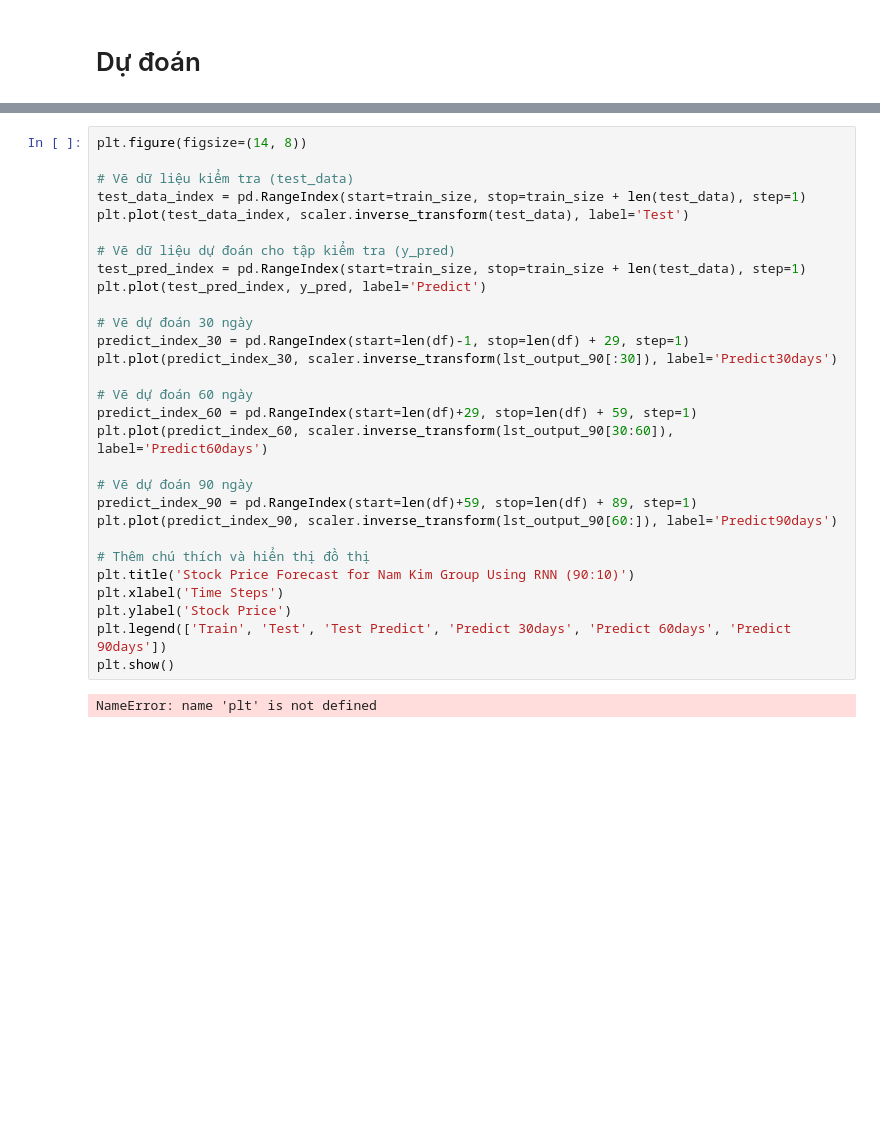
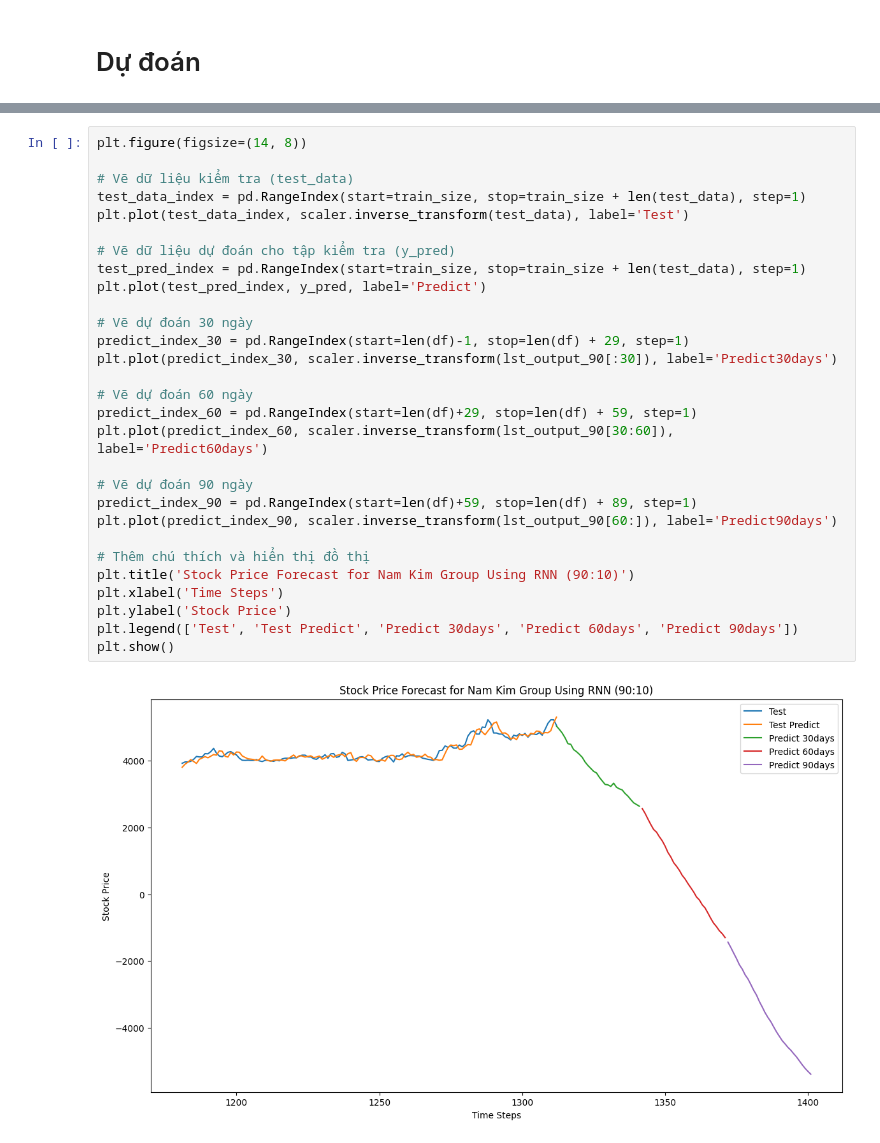
Before and after one commit to xuanquynhle/IS403.O21.HTCL_Team5, a Jupyter notebook: RNN_Model/NKG_RNN_Model_90_10.ipynb, the cells around one changed output, grey strips where cells are left out. Cells and saved outputs as stored; diff of their text form; blank space fills up the shorter version.

```diff
--- a/RNN_Model/NKG_RNN_Model_90_10.ipynb
+++ b/RNN_Model/NKG_RNN_Model_90_10.ipynb
@@ -206,34 +206,34 @@ while i < 90:
 # %%
 plt.figure(figsize=(14, 8))
 
 # Vẽ dữ liệu kiểm tra (test_data)
 test_data_index = pd.RangeIndex(start=train_size, stop=train_size + len(test_data), step=1)
 plt.plot(test_data_index, scaler.inverse_transform(test_data), label='Test')
 
 # Vẽ dữ liệu dự đoán cho tập kiểm tra (y_pred)
 test_pred_index = pd.RangeIndex(start=train_size, stop=train_size + len(test_data), step=1)
 plt.plot(test_pred_index, y_pred, label='Predict')
 
 # Vẽ dự đoán 30 ngày
 predict_index_30 = pd.RangeIndex(start=len(df)-1, stop=len(df) + 29, step=1)
 plt.plot(predict_index_30, scaler.inverse_transform(lst_output_90[:30]), label='Predict30days')
 
 # Vẽ dự đoán 60 ngày
 predict_index_60 = pd.RangeIndex(start=len(df)+29, stop=len(df) + 59, step=1)
 plt.plot(predict_index_60, scaler.inverse_transform(lst_output_90[30:60]), label='Predict60days')
 
 # Vẽ dự đoán 90 ngày
 predict_index_90 = pd.RangeIndex(start=len(df)+59, stop=len(df) + 89, step=1)
 plt.plot(predict_index_90, scaler.inverse_transform(lst_output_90[60:]), label='Predict90days')
 
 # Thêm chú thích và hiển thị đồ thị
 plt.title('Stock Price Forecast for Nam Kim Group Using RNN (90:10)')
 plt.xlabel('Time Steps')
 plt.ylabel('Stock Price')
-plt.legend(['Train', 'Test', 'Test Predict', 'Predict 30days', 'Predict 60days', 'Predict 90days'])
+plt.legend(['Test', 'Test Predict', 'Predict 30days', 'Predict 60days', 'Predict 90days'])
 plt.show()
 # %% [output]
-NameError: name 'plt' is not defined
+[figure, added]
 # %%
 
 
```
Also changed, not shown: parts of 6 cells of this notebook, 10 other files.
